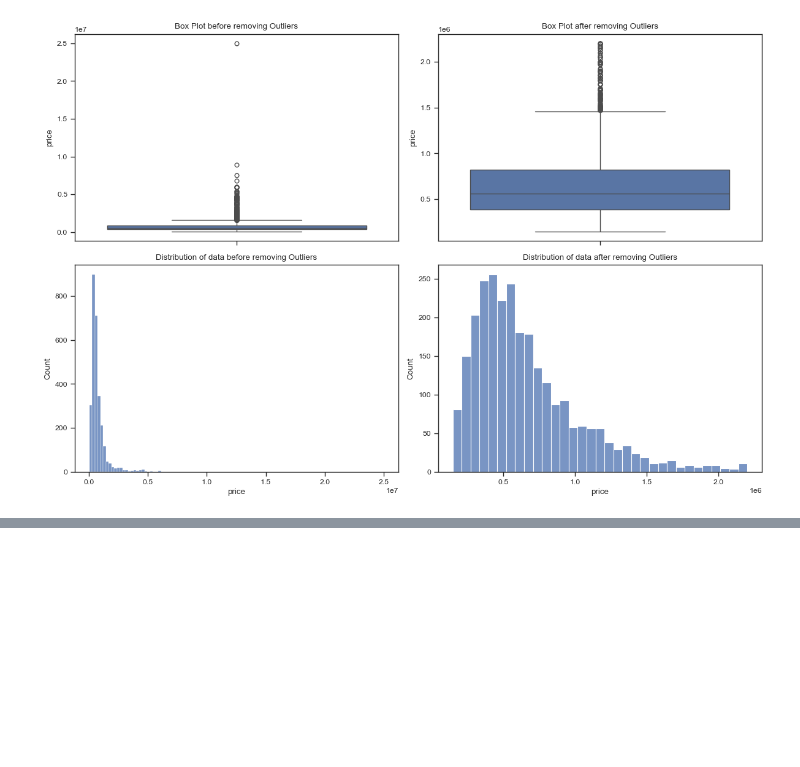
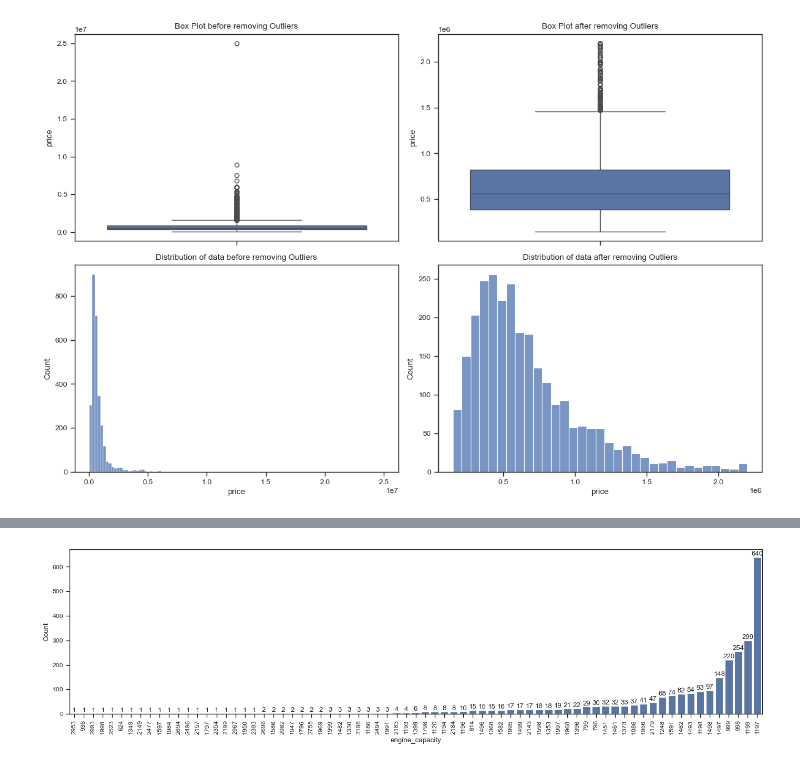
Before and after one commit to TheMrityunjayPathak/AutoIQ, a Jupyter notebook: notebooks/step_2_outlier_detection.ipynb, the cells around one changed output, grey strips where cells are left out. Saved outputs shown, nothing was run; the diff lists cells and outputs as text; code cells hidden in the pictures; blank space fills up the shorter version.

```diff
--- a/notebooks/step_2_outlier_detection.ipynb
+++ b/notebooks/step_2_outlier_detection.ipynb
@@ -483,0 +494,13 @@ plt.show()
+# %%
+# Frequency Distribution of "engine_capacity" column
+# As we can see, there are lots of rare categories, which may be noise and can cause overfitting
+plt.figure(figsize=(14,4))
+ax = sns.countplot(data=updated_cars, x='engine_capacity', order=updated_cars['engine_capacity'].value_counts().sort_values().index)
+ax.bar_label(ax.containers[0])
+plt.xlabel('engine_capacity')
+plt.ylabel('Count')
+plt.xticks(rotation=90)
+plt.tight_layout()
+plt.show()
+# %% [output]
+[figure, added]
```
Also changed, not shown: parts of 7 cells of this notebook.
